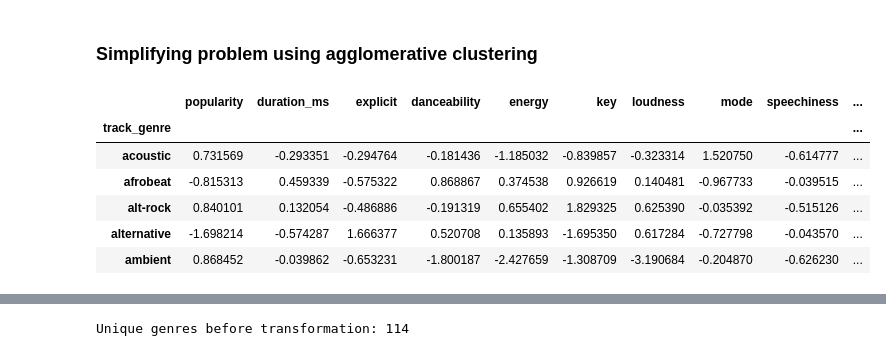
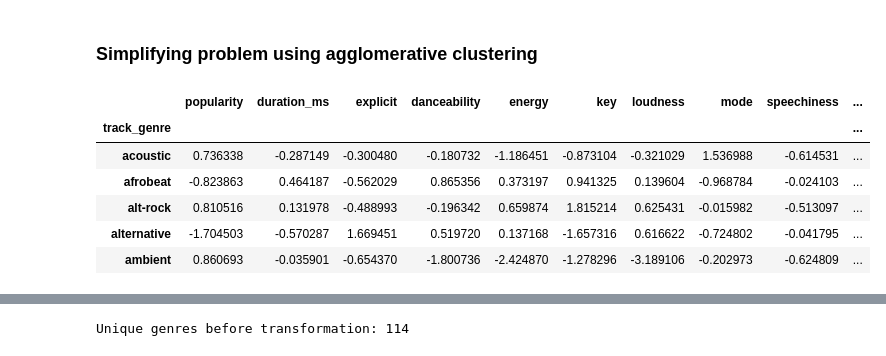
Before and after one commit to NicoRamin/song-genre-predictor, a Jupyter notebook: clustering.ipynb, the cells around one changed output, grey strips where cells are left out. Drawn from its saved outputs; the diff is of its cells as text; code cells hidden in the pictures.

```diff
--- a/clustering.ipynb
+++ b/clustering.ipynb
@@ -2,33 +2,29 @@
 ### Simplifying problem using agglomerative clustering
 # %%
 import pandas as pd
+from sklearn.preprocessing import StandardScaler
 
 pd.options.display.max_columns = 200
 
 songs = pd.read_csv('data/spotify_clean.csv', index_col=[0])
-songs = songs.drop_duplicates(['album_name', 'track_name'])
-# Drop rows with missing values
-songs.dropna(inplace=True)
 # Drop non-numerical attributes
 songs_og = songs.copy()
 songs = songs.drop(columns = ["track_id", "artists", "album_name", "track_name"])
 # Convert boolean column to int
 songs['explicit'] = songs['explicit'].astype(int)
+
+# Use aggregated dataset to perform agglomerative clustering (its faster than on the full datset)
+by_genre = songs.groupby('track_genre').mean()
+# Normalize data before clustering since clustering relies on distances
+scaler = StandardScaler()
+by_genre[by_genre.columns] = scaler.fit_transform(by_genre.values)
+by_genre.head()
+# %% [output]
+|  | popularity | duration_ms | explicit | danceability | energy | key | loudness | mode | speechiness | ... |
+| track_genre |  |  |  |  |  |  |  |  |  | ... |
+| acoustic | 0.736338 | -0.287149 | -0.300480 | -0.180732 | -1.186451 | -0.873104 | -0.321029 | 1.536988 | -0.614531 | ... |
+| afrobeat | -0.823863 | 0.464187 | -0.562029 | 0.865356 | 0.373197 | 0.941325 | 0.139604 | -0.968784 | -0.024103 | ... |
+| alt-rock | 0.810516 | 0.131978 | -0.488993 | -0.196342 | 0.659874 | 1.815214 | 0.625431 | -0.015982 | -0.513097 | ... |
+| alternative | -1.704503 | -0.570287 | 1.669451 | 0.519720 | 0.137168 | -1.657316 | 0.616622 | -0.724802 | -0.041795 | ... |
+| ambient | 0.860693 | -0.035901 | -0.654370 | -1.800736 | -2.424870 | -1.278296 | -3.189106 | -0.202973 | -0.624809 | ... |
-# %%
-from sklearn.preprocessing import StandardScaler
-
-# Use aggregated dataset to perform agglomerative clustering (its faster than on the full datset)
-by_genre = songs.groupby('track_genre').mean()
-# Normalize data before clustering since clustering relies on distances
-scaler = StandardScaler()
-by_genre[by_genre.columns] = scaler.fit_transform(by_genre.values)
-by_genre.head()
-# %% [output]
-|  | popularity | duration_ms | explicit | danceability | energy | key | loudness | mode | speechiness | ... |
-| track_genre |  |  |  |  |  |  |  |  |  | ... |
-| acoustic | 0.731569 | -0.293351 | -0.294764 | -0.181436 | -1.185032 | -0.839857 | -0.323314 | 1.520750 | -0.614777 | ... |
-| afrobeat | -0.815313 | 0.459339 | -0.575322 | 0.868867 | 0.374538 | 0.926619 | 0.140481 | -0.967733 | -0.039515 | ... |
-| alt-rock | 0.840101 | 0.132054 | -0.486886 | -0.191319 | 0.655402 | 1.829325 | 0.625390 | -0.035392 | -0.515126 | ... |
-| alternative | -1.698214 | -0.574287 | 1.666377 | 0.520708 | 0.135893 | -1.695350 | 0.617284 | -0.727798 | -0.043570 | ... |
-| ambient | 0.868452 | -0.039862 | -0.653231 | -1.800187 | -2.427659 | -1.308709 | -3.190684 | -0.204870 | -0.626230 | ... |
 # %%
```
Also changed, not shown: parts of 9 cells of this notebook, 1 other file.
